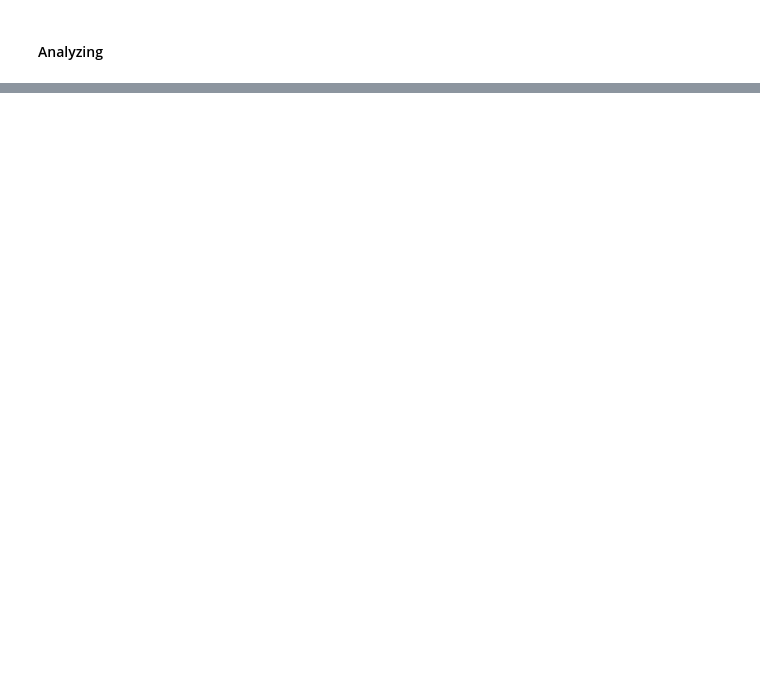
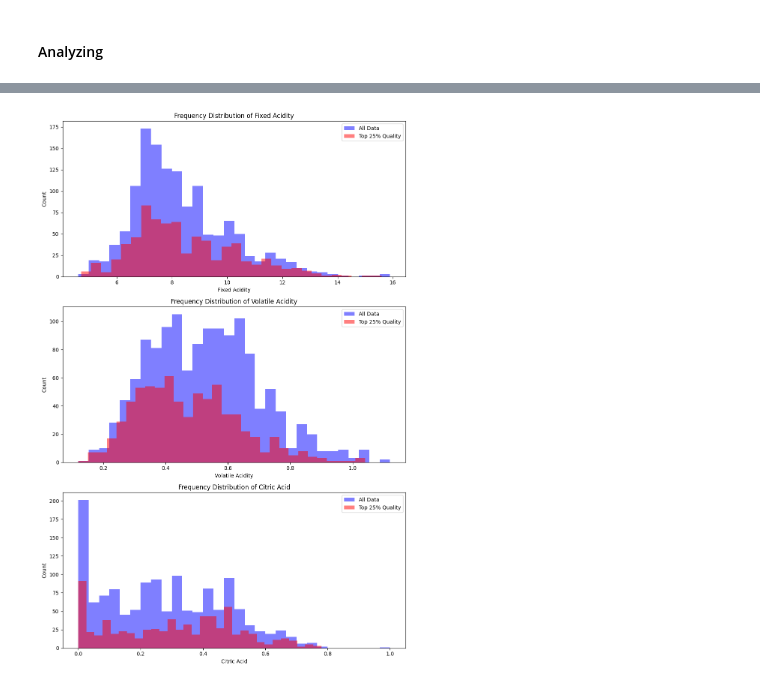
Before and after one commit to Yogurt01/Programming_DataScience_G22, a Jupyter notebook: Source_codes/DataAnalytics_2.ipynb, the cells around one changed output, grey strips where cells are left out. Saved outputs shown, nothing was run; the diff lists cells and outputs as text; code cells hidden in the pictures; blank space fills up the shorter version.

```diff
--- a/Source_codes/DataAnalytics_2.ipynb
+++ b/Source_codes/DataAnalytics_2.ipynb
@@ -142,0 +112,9 @@ Number of outliers: 9
+# %%
+# Calculate the 75th percentile of the quality column
+top_25_percentile = data['quality'].quantile(0.75)
+
+# Filter the dataframe to get the top 25% quality wines
+top_25_quality = data[data['quality'] >= top_25_percentile]
+
+# Display the result
+top_25_quality
@@ -165,0 +148,31 @@ Có vẻ như có một mối quan hệ tiêu cực giữa tỷ lệ **volatile
+# %%
+fig, axes = plt.subplots(3, 1, figsize=(10, 15))
+
+# Plot for fixed acidity
+axes[0].hist(data['fixed acidity'], bins=30, alpha=0.5, label='All Data', color='blue')
+axes[0].hist(top_25_quality['fixed acidity'], bins=30, alpha=0.5, label='Top 25% Quality', color='red')
+axes[0].set_title('Frequency Distribution of Fixed Acidity')
+axes[0].set_xlabel('Fixed Acidity')
+axes[0].set_ylabel('Count')
+axes[0].legend()
+
+# Plot for volatile acidity
+axes[1].hist(data['volatile acidity'], bins=30, alpha=0.5, label='All Data', color='blue')
+axes[1].hist(top_25_quality['volatile acidity'], bins=30, alpha=0.5, label='Top 25% Quality', color='red')
+axes[1].set_title('Frequency Distribution of Volatile Acidity')
+axes[1].set_xlabel('Volatile Acidity')
+axes[1].set_ylabel('Count')
+axes[1].legend()
+
+# Plot for citric acid
+axes[2].hist(data['citric acid'], bins=30, alpha=0.5, label='All Data', color='blue')
+axes[2].hist(top_25_quality['citric acid'], bins=30, alpha=0.5, label='Top 25% Quality', color='red')
+axes[2].set_title('Frequency Distribution of Citric Acid')
+axes[2].set_xlabel('Citric Acid')
+axes[2].set_ylabel('Count')
+axes[2].legend()
+
+plt.tight_layout()
+plt.show()
+# %% [output]
+[figure, added]
```
Also changed, not shown: parts of 15 cells of this notebook.
